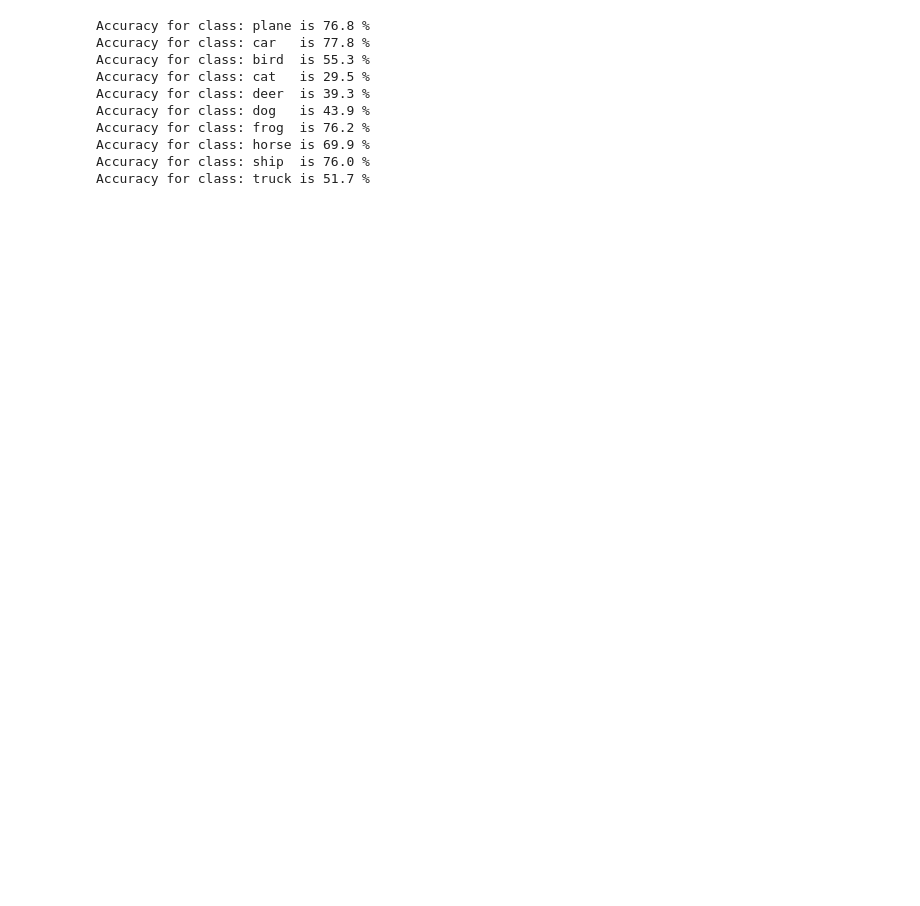
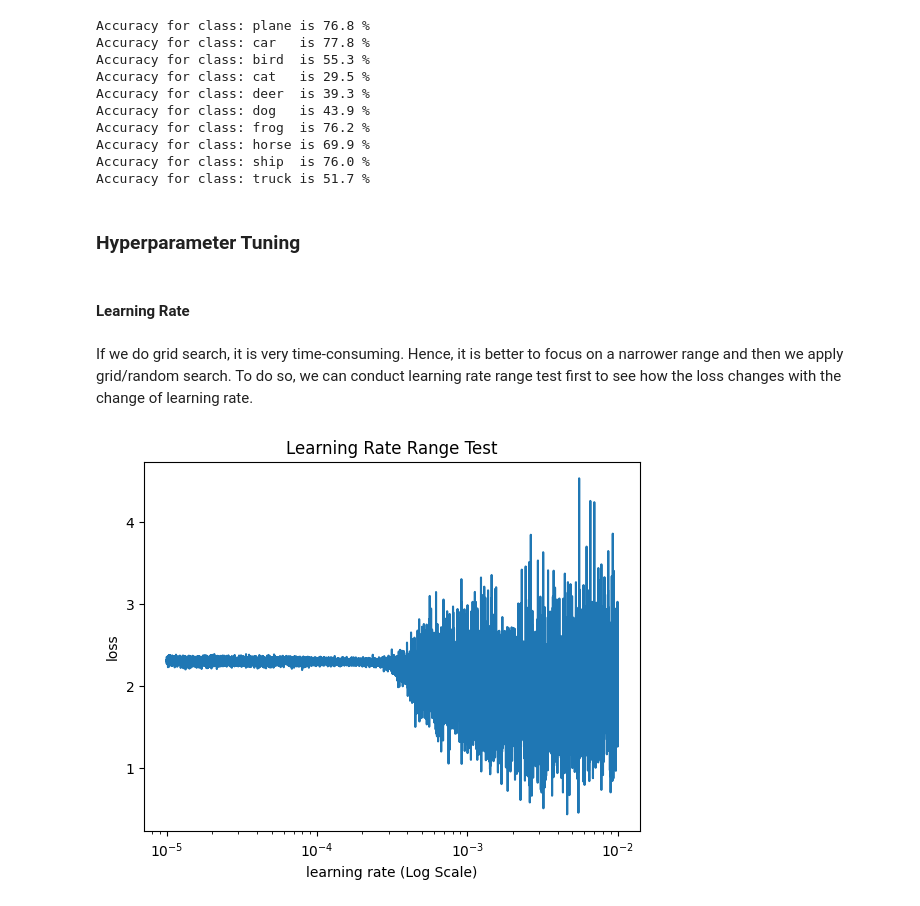
Before and after one commit to ivanckng/pytorch_foundamentals, a Jupyter notebook: 02 neural network/tutorials.ipynb, the cells around one changed output. Saved outputs shown, nothing was run; the diff lists cells and outputs as text; code cells hidden in the pictures; blank space fills up the shorter version.

Commit message:
learning rate range test

```diff
--- a/02 neural network/tutorials.ipynb
+++ b/02 neural network/tutorials.ipynb
@@ -338,3 +338,42 @@ Accuracy for class: frog  is 76.2 %
 Accuracy for class: horse is 69.9 %
 Accuracy for class: ship  is 76.0 %
 Accuracy for class: truck is 51.7 %
+# %% [markdown]
+### Hyperparameter Tuning
+# %% [markdown]
+#### Learning Rate
+# %% [markdown]
+If we do grid search, it is very time-consuming. Hence, it is better to focus on a narrower range and then we apply grid/random search. To do so, we can conduct learning rate range test first to see how the loss changes with the change of learning rate.
+# %%
+# initialise the network
+net = Net()
+# define optimiser
+lr_start = 1e-5
+lr_end = 0.01
+num_iters = len(trainloader)
+optimizer = optim.SGD(net.parameters(), lr = lr_start, momentum = 0.9)
+lrs = np.logspace(np.log10(lr_start), np.log10(lr_end), num_iters)
+# %%
+# lr range test
+losses = []
+for i, (inputs, labels) in enumerate(trainloader):
+    lr = lrs[i]
+    for param_group in optimizer.param_groups:
+        param_group['lr'] = lr
+
+    optimizer.zero_grad()
+    outputs = net(inputs)
+    loss = criterion(outputs, labels)
+    loss.backward()
+    optimizer.step()
+
+    losses.append(loss.item())
+# %%
+plt.plot(lrs, losses)
+plt.xscale('log')
+plt.xlabel('learning rate (Log Scale)')
+plt.ylabel('loss')
+plt.title("Learning Rate Range Test")
+plt.show()
+# %% [output]
+[figure, added]
```
Also changed, not shown: parts of 8 cells of this notebook.
